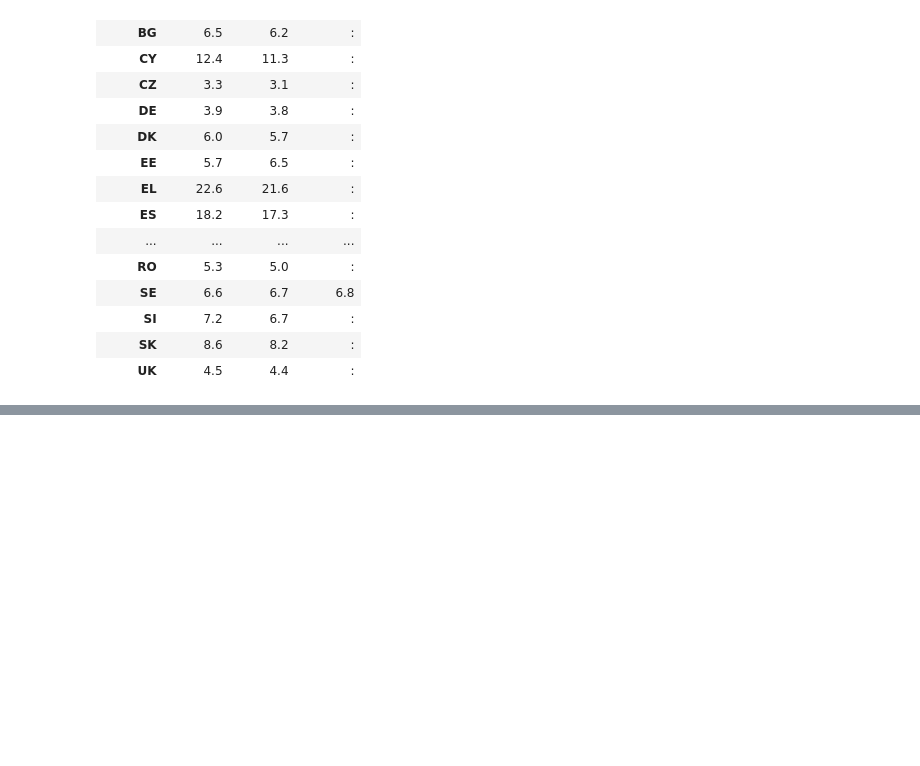
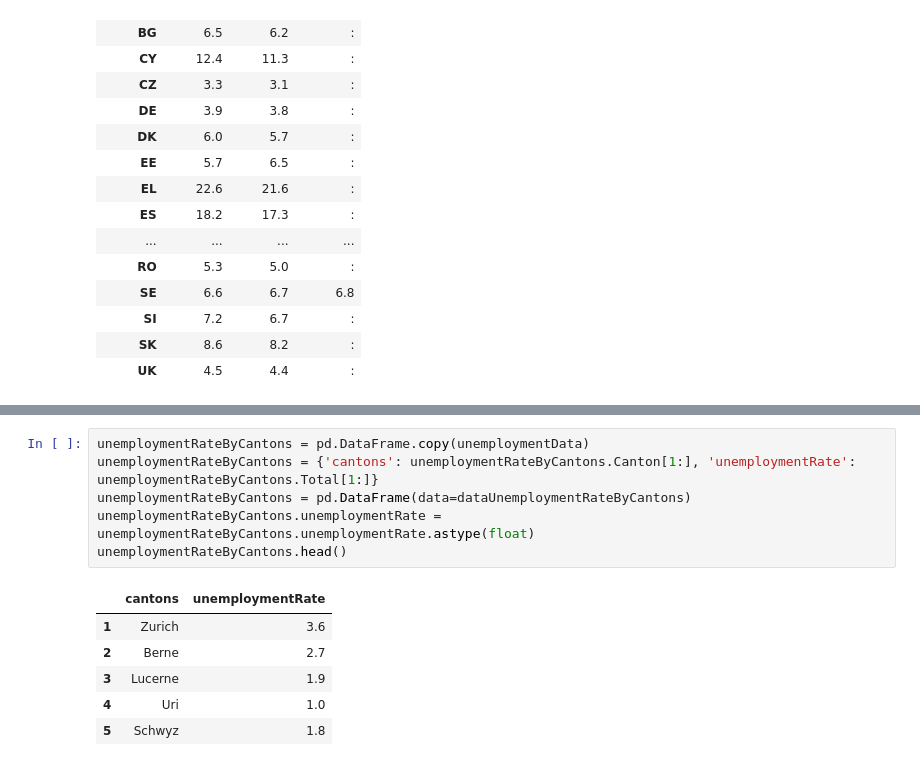
Before and after one commit to Roussaky/ada-EPFL, a Jupyter notebook: Homework3/Homework3.ipynb, the cells around one changed output, grey strips where cells are left out. Saved outputs shown, nothing was run; the diff lists cells and outputs as text; blank space fills up the shorter version.

```diff
--- a/Homework3/Homework3.ipynb
+++ b/Homework3/Homework3.ipynb
@@ -34,0 +55,13 @@ new_rates
+# %%
+unemploymentRateByCantons = pd.DataFrame.copy(unemploymentData)
+unemploymentRateByCantons = {'cantons': unemploymentRateByCantons.Canton[1:], 'unemploymentRate': unemploymentRateByCantons.Total[1:]}
+unemploymentRateByCantons = pd.DataFrame(data=dataUnemploymentRateByCantons)
+unemploymentRateByCantons.unemploymentRate = unemploymentRateByCantons.unemploymentRate.astype(float)
+unemploymentRateByCantons.head()
+# %% [output]
+|  | cantons | unemploymentRate |
+| 1 | Zurich | 3.6 |
+| 2 | Berne | 2.7 |
+| 3 | Lucerne | 1.9 |
+| 4 | Uri | 1.0 |
+| 5 | Schwyz | 1.8 |
```
Also changed, not shown: parts of 8 cells of this notebook, 7 other files.
